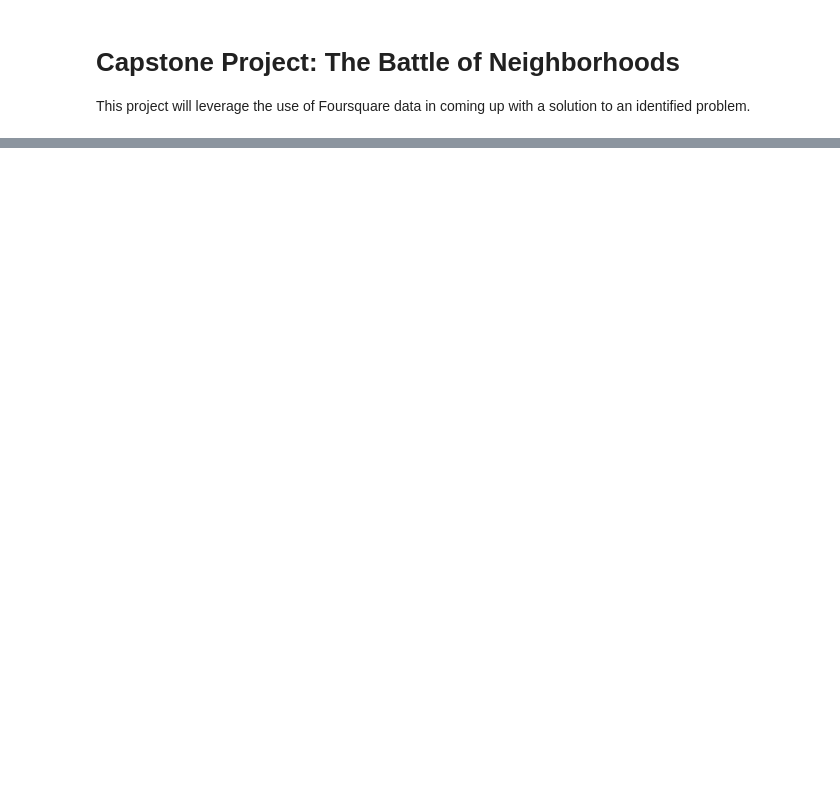
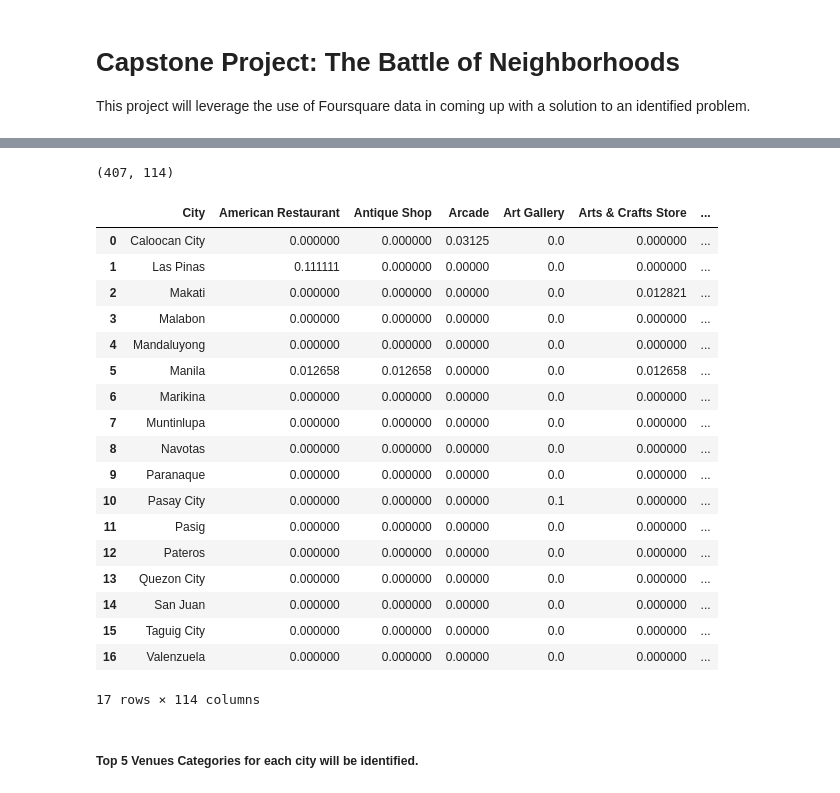
Before and after one commit to ktbaliton/Coursera_Capstone, a Jupyter notebook: Capstone Project: The Battle of Neighborhoods.ipynb, the cells around one changed output, grey strips where cells are left out. Drawn from its saved outputs; the diff is of its cells as text; code cells hidden in the pictures; blank space fills up the shorter version.

```diff
--- a/Capstone Project: The Battle of Neighborhoods.ipynb
+++ b/Capstone Project: The Battle of Neighborhoods.ipynb
@@ -16,0 +337,4 @@ The following data will be used to come up with the recommendation for the case
+# %%
+cities["Latitude"] = latitude_list
+cities["Longitude"] = longitude_list
+cities
@@ -16,0 +390,8 @@ The following data will be used to come up with the recommendation for the case
+# %%
+CLIENT_ID = 'PUTQA5UODRTK5KZOZ0WH3A3QDSLQ01IO2TXKKPZRNTM2F2LU' # your Foursquare ID
+CLIENT_SECRET = 'TZWX0GXSSRWQZOAXGMLMHSUGX5RPUYYBGRF3OBNHUYT3DZZU' # your Foursquare Secret
+VERSION = '20180605' # Foursquare API version
+
+print('Your credentails:')
+print('CLIENT_ID: ' + CLIENT_ID)
+print('CLIENT_SECRET:' + CLIENT_SECRET)
@@ -16,0 +449,5 @@ The following data will be used to come up with the recommendation for the case
+# %%
+metromanila_venues = getNearbyVenues(names=cities['City'],
+                                   latitudes=cities['Latitude'],
+                                   longitudes=cities['Longitude']
+                                  )
@@ -16,0 +515,12 @@ The following data will be used to come up with the recommendation for the case
+# %%
+# one hot encoding
+metromanila_onehot = pd.get_dummies(metromanila_venues[['Venue Category']], prefix="", prefix_sep="")
+
+# add neighborhood column back to dataframe
+metromanila_onehot['City'] = metromanila_venues['City']
+
+# move neighborhood column to the first column
+fixed_columns = [metromanila_onehot.columns[-1]] + list(metromanila_onehot.columns[:-1])
+metromanila_onehot = metromanila_onehot[fixed_columns]
+
+metromanila_onehot.head()
@@ -16,0 +535,29 @@ The following data will be used to come up with the recommendation for the case
+# %%
+metromanila_onehot.shape
+# %% [output]
+(407, 114)
+# %%
+metromanila_grouped = metromanila_onehot.groupby('City').mean().reset_index()
+metromanila_grouped
+# %% [output]
+|  | City | American Restaurant | Antique Shop | Arcade | Art Gallery | Arts & Crafts Store | ... |
+| 0 | Caloocan City | 0.000000 | 0.000000 | 0.03125 | 0.0 | 0.000000 | ... |
+| 1 | Las Pinas | 0.111111 | 0.000000 | 0.00000 | 0.0 | 0.000000 | ... |
+| 2 | Makati | 0.000000 | 0.000000 | 0.00000 | 0.0 | 0.012821 | ... |
+| 3 | Malabon | 0.000000 | 0.000000 | 0.00000 | 0.0 | 0.000000 | ... |
+| 4 | Mandaluyong | 0.000000 | 0.000000 | 0.00000 | 0.0 | 0.000000 | ... |
+| 5 | Manila | 0.012658 | 0.012658 | 0.00000 | 0.0 | 0.012658 | ... |
+| 6 | Marikina | 0.000000 | 0.000000 | 0.00000 | 0.0 | 0.000000 | ... |
+| 7 | Muntinlupa | 0.000000 | 0.000000 | 0.00000 | 0.0 | 0.000000 | ... |
+| 8 | Navotas | 0.000000 | 0.000000 | 0.00000 | 0.0 | 0.000000 | ... |
+| 9 | Paranaque | 0.000000 | 0.000000 | 0.00000 | 0.0 | 0.000000 | ... |
+| 10 | Pasay City | 0.000000 | 0.000000 | 0.00000 | 0.1 | 0.000000 | ... |
+| 11 | Pasig | 0.000000 | 0.000000 | 0.00000 | 0.0 | 0.000000 | ... |
+| 12 | Pateros | 0.000000 | 0.000000 | 0.00000 | 0.0 | 0.000000 | ... |
+| 13 | Quezon City | 0.000000 | 0.000000 | 0.00000 | 0.0 | 0.000000 | ... |
+| 14 | San Juan | 0.000000 | 0.000000 | 0.00000 | 0.0 | 0.000000 | ... |
+| 15 | Taguig City | 0.000000 | 0.000000 | 0.00000 | 0.0 | 0.000000 | ... |
+| 16 | Valenzuela | 0.000000 | 0.000000 | 0.00000 | 0.0 | 0.000000 | ... |
+17 rows × 114 columns
+# %% [markdown]
+##### Top 5 Venues Categories for each city will be identified.
```
Also changed, not shown: parts of 76 cells of this notebook.
